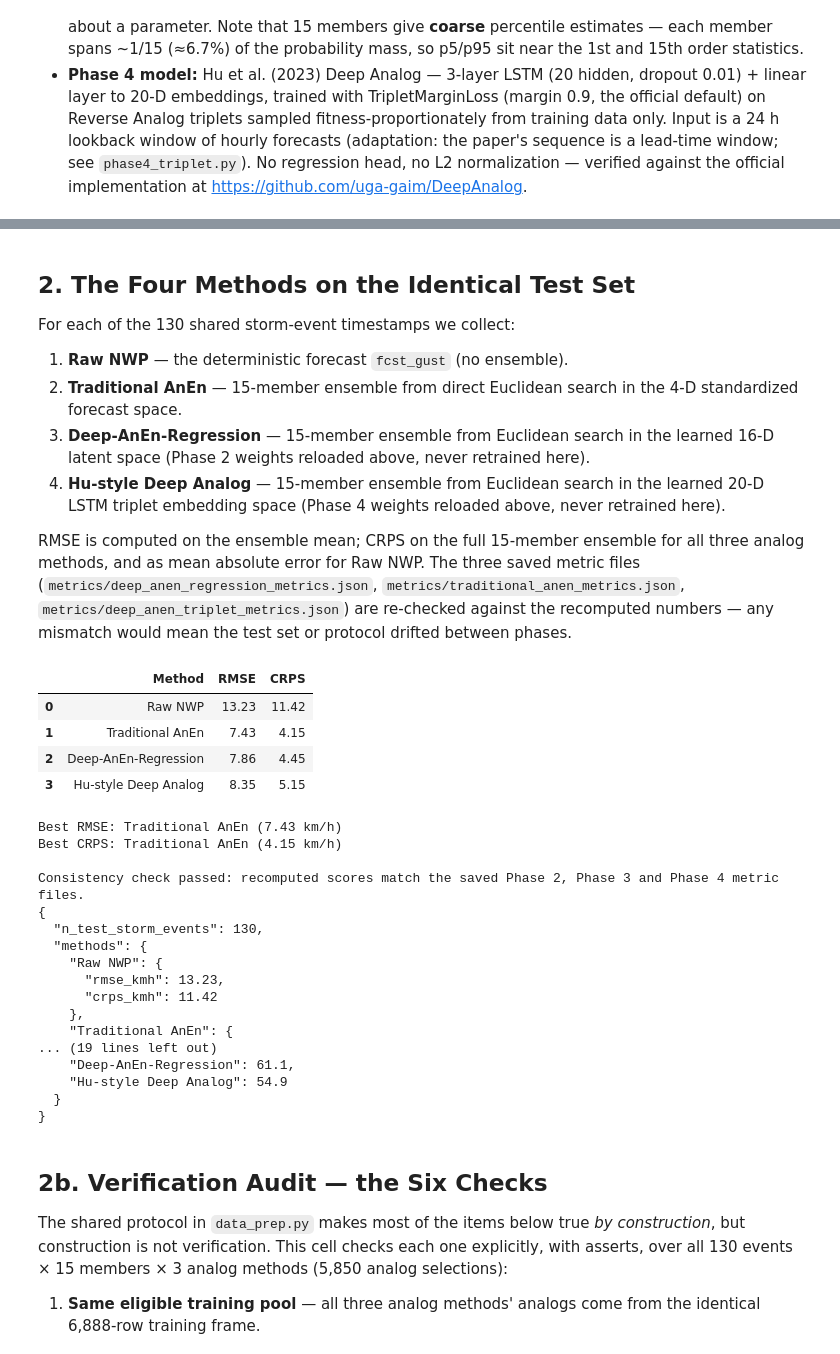
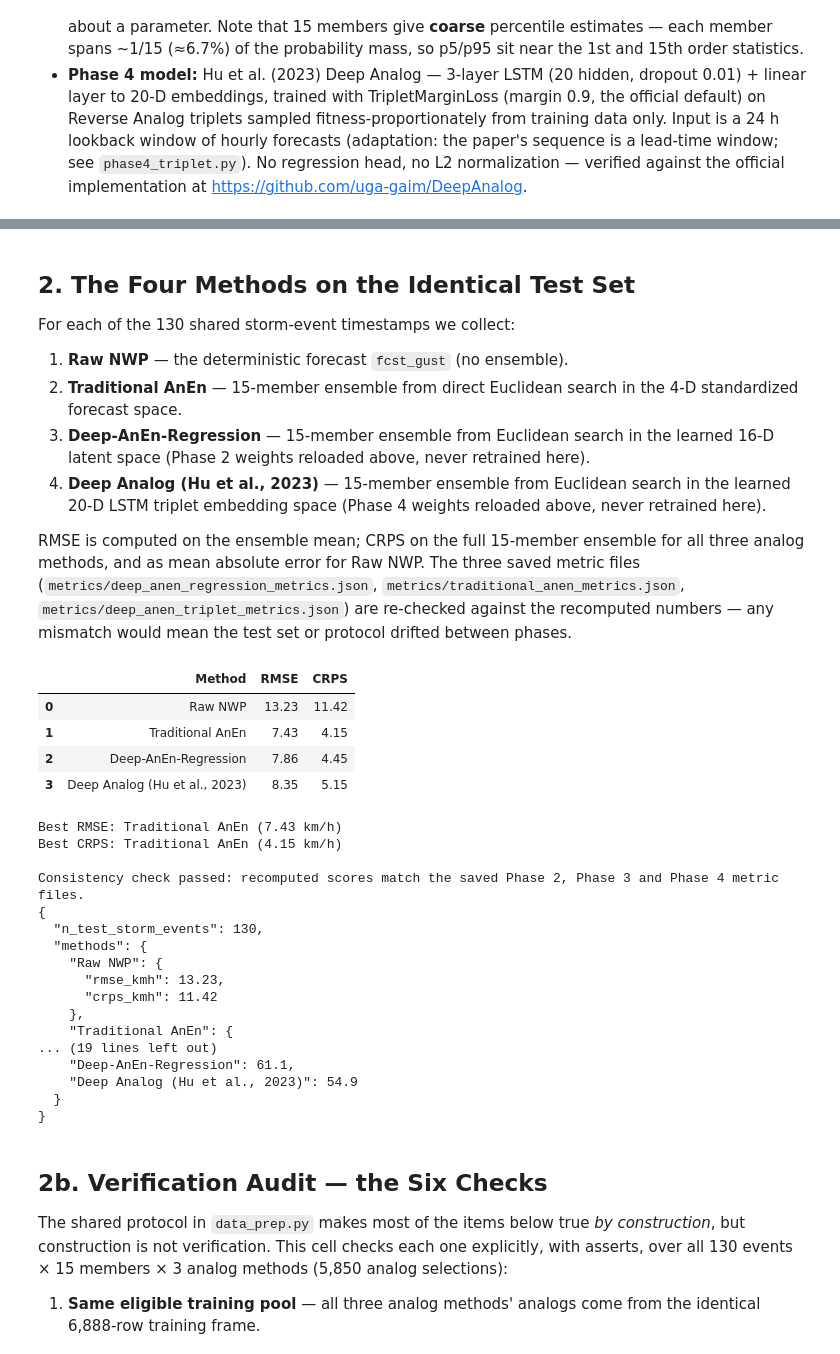
Before and after one commit to Mahinul372/ML-Analog-Ensemble-Severe-Weather, a Jupyter notebook: notebooks/comparison_analysis.ipynb, the cells around one changed output, grey strips where cells are left out. Cells and saved outputs as stored; diff of their text form; code cells hidden in the pictures.

```diff
--- a/notebooks/comparison_analysis.ipynb
+++ b/notebooks/comparison_analysis.ipynb
@@ -265,7 +265,7 @@ For each of the 130 shared storm-event timestamps we collect:
 3. **Deep-AnEn-Regression** — 15-member ensemble from Euclidean search in
    the learned 16-D latent space (Phase 2 weights reloaded above, never
    retrained here).
-4. **Hu-style Deep Analog** — 15-member ensemble from Euclidean search in
+4. **Deep Analog (Hu et al., 2023)** — 15-member ensemble from Euclidean search in
    the learned 20-D LSTM triplet embedding space (Phase 4 weights reloaded
    above, never retrained here).
 
@@ -313,7 +313,7 @@ scores = {
     "Raw NWP": (rmse(raw_fcst, obs), float(np.mean(np.abs(raw_fcst - obs)))),
     "Traditional AnEn": (rmse(trad_mean, obs), crps_ens(obs, trad_members)),
     "Deep-AnEn-Regression": (rmse(regression_mean, obs), crps_ens(obs, regression_members)),
-    "Hu-style Deep Analog": (rmse(triplet_mean, obs), crps_ens(obs, triplet_members)),
+    "Deep Analog (Hu et al., 2023)": (rmse(triplet_mean, obs), crps_ens(obs, triplet_members)),
 }
 
 summary = pd.DataFrame(
@@ -338,38 +338,38 @@ assert abs(scores["Deep-AnEn-Regression"][1] - saved_regression["crps_deep_anen_
 assert abs(scores["Traditional AnEn"][0] - saved_trad["rmse_traditional_anen_kmh"]) < 0.05, \
     "Traditional AnEn RMSE mismatch!"
 assert abs(scores["Traditional AnEn"][1] - saved_trad["crps_traditional_anen_kmh"]) < 0.05, \
     "Traditional AnEn CRPS mismatch!"
-assert abs(scores["Hu-style Deep Analog"][0] - saved_triplet["rmse_kmh"]) < 0.05, \
-    "Hu-style Deep Analog RMSE does not reproduce Phase 4!"
-assert abs(scores["Hu-style Deep Analog"][1] - saved_triplet["crps_kmh"]) < 0.05, \
-    "Hu-style Deep Analog CRPS does not reproduce Phase 4!"
+assert abs(scores["Deep Analog (Hu et al., 2023)"][0] - saved_triplet["rmse_kmh"]) < 0.05, \
+    "Deep Analog (Hu et al., 2023) RMSE does not reproduce Phase 4!"
+assert abs(scores["Deep Analog (Hu et al., 2023)"][1] - saved_triplet["crps_kmh"]) < 0.05, \
+    "Deep Analog (Hu et al., 2023) CRPS does not reproduce Phase 4!"
 print("\nConsistency check passed: recomputed scores match the saved "
       "Phase 2, Phase 3 and Phase 4 metric files.")
 
 comparison = {
     "n_test_storm_events": int(len(EVENT_TIMESTAMPS)),
     "methods": {
         name: {"rmse_kmh": round(v[0], 2), "crps_kmh": round(v[1], 2)}
         for name, v in scores.items()
     },
     "rmse_skill_vs_raw_pct": {
         name: round(100 * (scores["Raw NWP"][0] - v[0]) / scores["Raw NWP"][0], 1)
         for name, v in scores.items() if name != "Raw NWP"
     },
     "crps_skill_vs_raw_pct": {
         name: round(100 * (scores["Raw NWP"][1] - v[1]) / scores["Raw NWP"][1], 1)
         for name, v in scores.items() if name != "Raw NWP"
     },
 }
 with open("metrics/comparison_metrics.json", "w") as f:
     json.dump(comparison, f, indent=2)
 print(json.dumps(comparison, indent=2))
 # %% [output]
 |  | Method | RMSE | CRPS |
 | 0 | Raw NWP | 13.23 | 11.42 |
 | 1 | Traditional AnEn | 7.43 | 4.15 |
 | 2 | Deep-AnEn-Regression | 7.86 | 4.45 |
-| 3 | Hu-style Deep Analog | 8.35 | 5.15 |
+| 3 | Deep Analog (Hu et al., 2023) | 8.35 | 5.15 |
 Best RMSE: Traditional AnEn (7.43 km/h)
 Best CRPS: Traditional AnEn (4.15 km/h)
 
@@ -384,7 +384,7 @@ Consistency check passed: recomputed scores match the saved Phase 2, Phase 3 and
     "Traditional AnEn": {
 ... (19 lines left out)
     "Deep-AnEn-Regression": 61.1,
-    "Hu-style Deep Analog": 54.9
+    "Deep Analog (Hu et al., 2023)": 54.9
   }
 }
 # %% [markdown]
```
Also changed, not shown: parts of 8 cells of this notebook, 7 other files.
